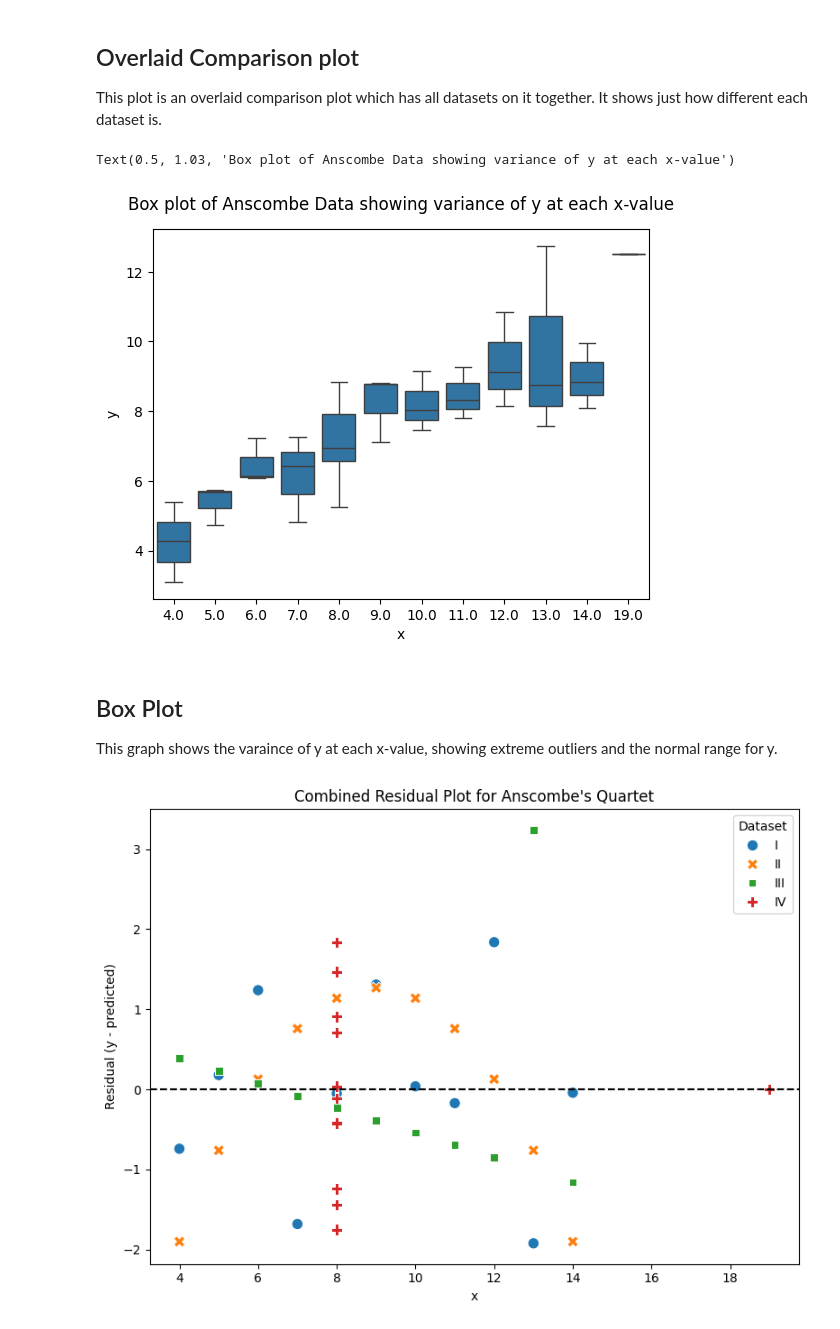
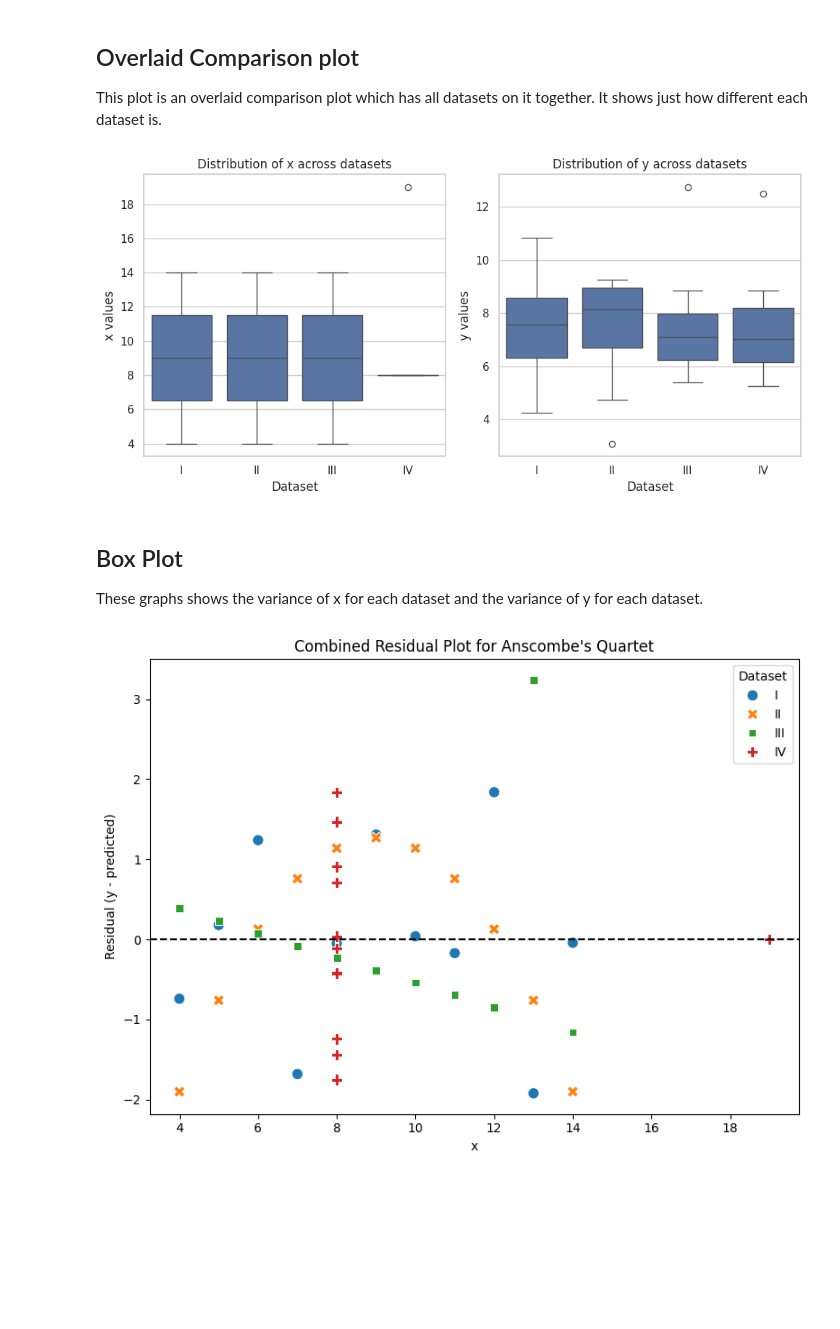
Before and after one commit to KaysanMerchant/TER, a Jupyter notebook: AnsQuartFiles/Anscombe Quartet Data Visualisation.ipynb, the cells around one changed output. Drawn from its saved outputs; the diff is of its cells as text; code cells hidden in the pictures; blank space fills up the shorter version.

Commit message:
Adding the new Anscombe's Quartet files

```diff
--- a/AnsQuartFiles/Anscombe Quartet Data Visualisation.ipynb
+++ b/AnsQuartFiles/Anscombe Quartet Data Visualisation.ipynb
@@ -65,19 +65,28 @@ plt.show()
 
 This plot is an overlaid comparison plot which has all datasets on it together. It shows just how different each dataset is.
 # %%
-g_box = sns.boxplot(
-    data=anscombe,
-    x="x",
-    y="y",
-)
-g_box.set_title("Box plot of Anscombe Data showing variance of y at each x-value", y=1.03)
+sns.set(style="whitegrid")
+
+fig, axes = plt.subplots(1, 2, figsize=(10, 5))
+
+sns.boxplot(data=anscombe, x="dataset", y="x", legend=False, ax=axes[0])
+axes[0].set_title("Distribution of x across datasets")
+axes[0].set_xlabel("Dataset")
+axes[0].set_ylabel("x values")
+
+sns.boxplot(data=anscombe, x="dataset", y="y", legend=False, ax=axes[1])
+axes[1].set_title("Distribution of y across datasets")
+axes[1].set_xlabel("Dataset")
+axes[1].set_ylabel("y values")
+
+plt.tight_layout()
+plt.show()
 # %% [output]
-Text(0.5, 1.03, 'Box plot of Anscombe Data showing variance of y at each x-value')
-[figure, old version]
+[figure, new version]
 # %% [markdown]
 ## Box Plot
 
-This graph shows the varaince of y at each x-value, showing extreme outliers and the normal range for y.
+These graphs shows the variance of x for each dataset and the variance of y for each dataset.
 # %%
 datasets = ['I', 'II', 'III', 'IV']
 
```
Also changed, not shown: parts of 5 cells of this notebook, 1 other file.
